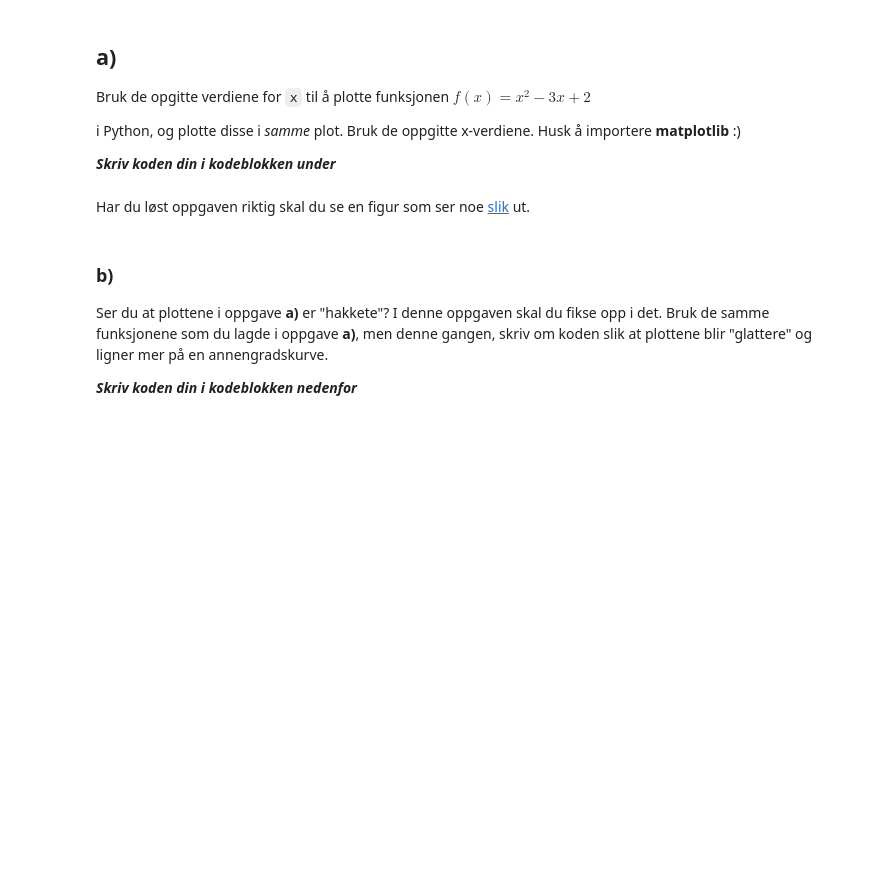
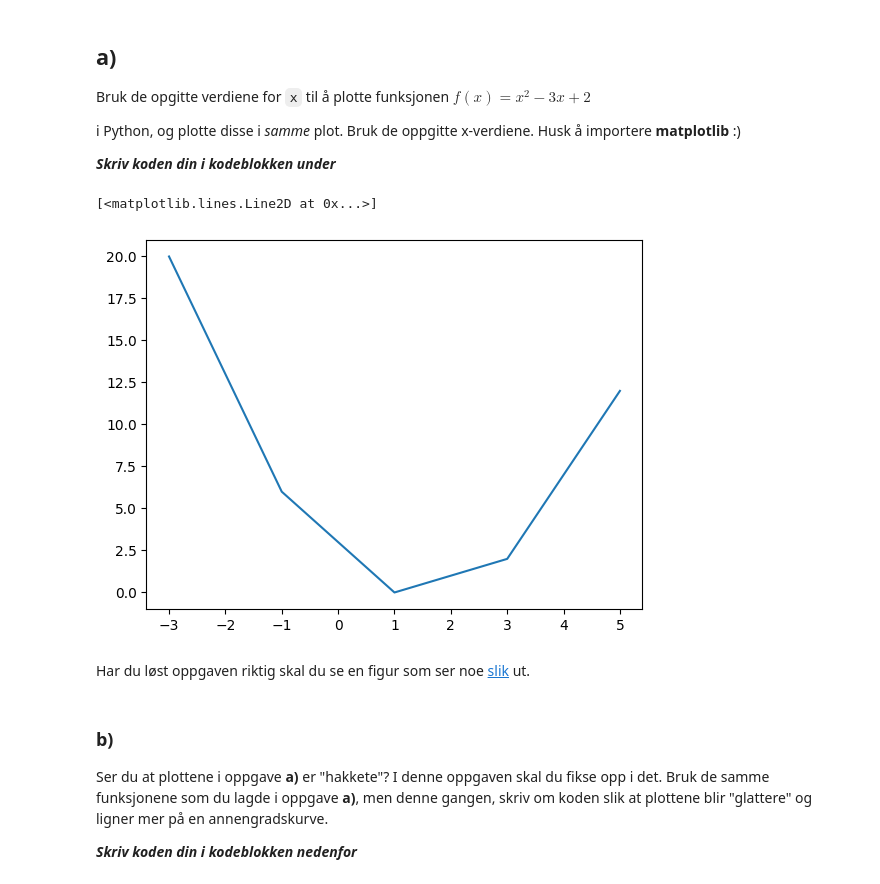
Before and after one commit to erikbjo/pnsobliger24, a Jupyter notebook: oblig2/6_Plotting_1.ipynb, the cells around one changed output. Cells and saved outputs as stored; diff of their text form; code cells hidden in the pictures; blank space fills up the shorter version.

```diff
--- a/oblig2/6_Plotting_1.ipynb
+++ b/oblig2/6_Plotting_1.ipynb
@@ -90,10 +102,16 @@ i Python, og plotte disse i _samme_ plot. Bruk de oppgitte x-verdiene. Husk å i
 ***Skriv koden din i kodeblokken under***
 # %%
 import numpy as np
+
+def f(x):
+    return x**2 - 3*x + 2
+
 x_verdier = np.array([-3, -1, 1, 3, 5])
-#-------------------------------------
-# SKRIV DIN KODE HER!
-#-------------------------------------
+
+plt.plot(x_verdier, f(x_verdier))
+# %% [output]
+[<matplotlib.lines.Line2D at 0x...>]
+[figure, added]
 # %% [markdown]
 Har du løst oppgaven riktig skal du se en figur som ser noe [slik](Figurer/oppg6a_LF.png) ut.
 # %% [markdown]
```
Also changed, not shown: parts of 6 cells of this notebook, 10 other files.
